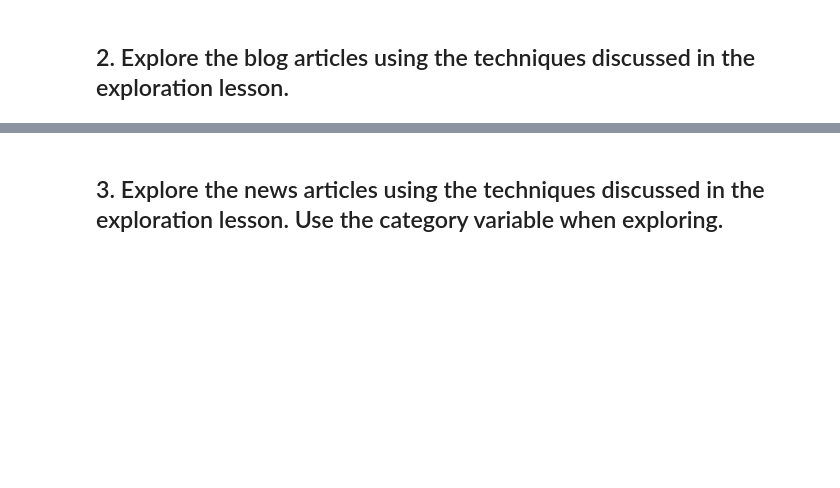
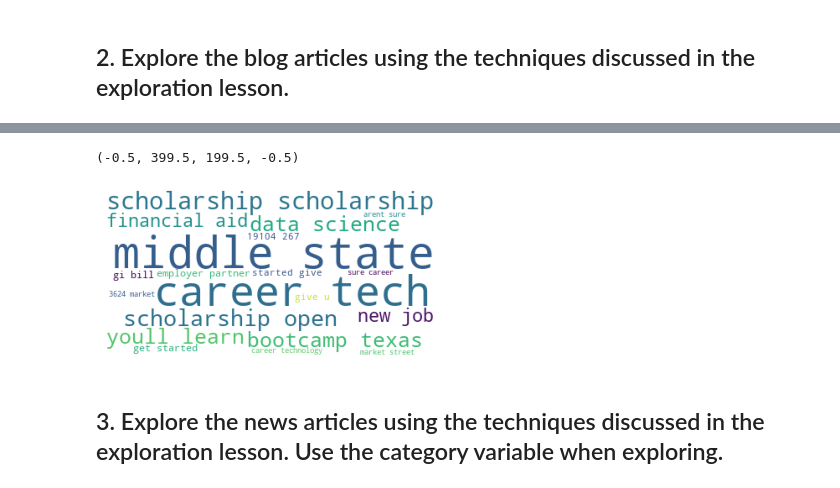
Before and after one commit to markydoug/natural-language-processing-exercises, a Jupyter notebook: explore.ipynb, the cells around one changed output, grey strips where cells are left out. Cells and saved outputs as stored; diff of their text form; code cells hidden in the pictures; blank space fills up the shorter version.

Commit message:
Add blog and news explore

```diff
--- a/explore.ipynb
+++ b/explore.ipynb
@@ -112,0 +201,2 @@ plt.show()
+# %%
+clean_blog = p.prep_article_data(blog, 'content')
@@ -112,0 +213,6 @@ plt.show()
+# %%
+words = ' '.join(clean_blog.lemmatized).split()
+# %%
+blog_bigrams = pd.Series(nltk.bigrams(words))
+# %%
+top_20_blog_bigrams = blog_bigrams.value_counts().head(20)
@@ -113,2 +262,13 @@ plt.show()
+# %%
+blog_data = {k[0] + ' ' + k[1]: v for k, v in top_20_blog_bigrams.to_dict().items()}
+
+img = WordCloud(background_color='white').generate_from_frequencies(blog_data)
+# WordCloud() produces an image object, which can be displayed with plt.imshow
+plt.imshow(img)
+# axis aren't very useful for a word cloud
+plt.axis('off')
+# %% [output]
+(-0.5, 399.5, 199.5, -0.5)
+[figure, added]
 # %% [markdown]
 ## 3. Explore the news articles using the techniques discussed in the exploration lesson. Use the category variable when exploring.
```
Also changed, not shown: parts of 25 cells of this notebook.
